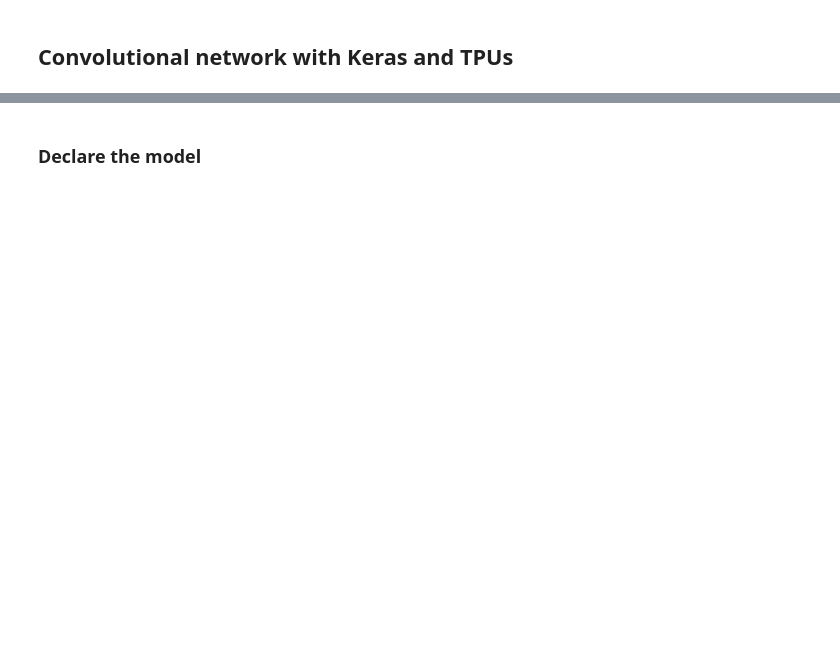
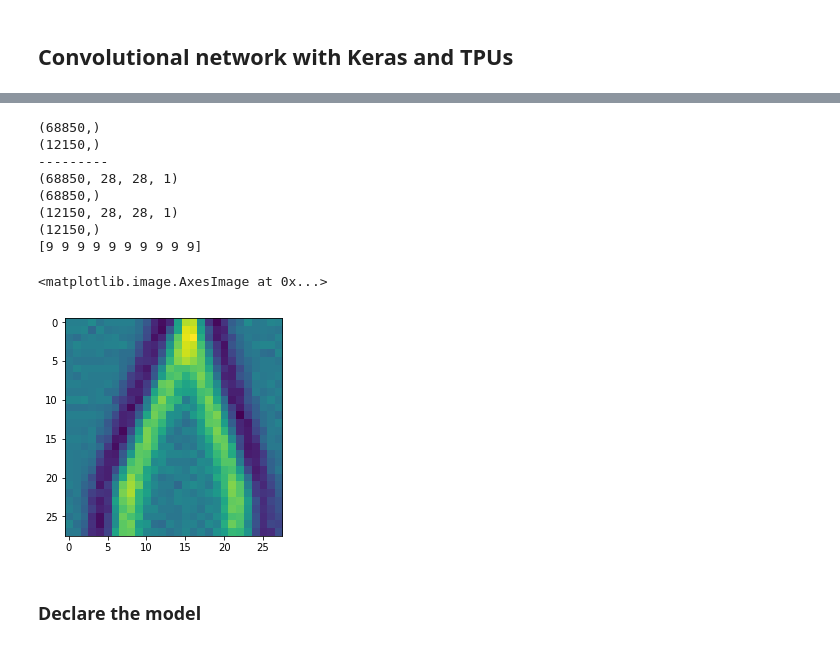
Before and after one commit to adifatol/BIQA, a Jupyter notebook: convNetwork.ipynb, the cells around one changed output, grey strips where cells are left out. Saved outputs shown, nothing was run; the diff lists cells and outputs as text; code cells hidden in the pictures; blank space fills up the shorter version.

```diff
--- a/convNetwork.ipynb
+++ b/convNetwork.ipynb
@@ -385,0 +370,17 @@ plt.plot(y_train[:100])
+# %%
+from sklearn.model_selection import train_test_split
+
+# Split the data
+x_train, x_valid, y_train, y_valid = train_test_split(np.array(filtered_02), np.array(all_scores), test_size=0.15, shuffle= False)
+
+print("\ntrain:")
+print(np.array(x_train).shape)
+print(np.array(y_train).shape)
+
+print("\nvalidation:")
+print(np.array(x_valid).shape)
+print(np.array(y_valid).shape)
+
+print("\nTotal:")
+print(np.array(all_patches).shape)
+print(np.array(all_scores).shape)
@@ -385,0 +399,39 @@ plt.plot(y_train[:100])
+# %%
+# y_train_oh = np.eye(10)[(y_train*L).astype(int)] # L - The Score Levels used in QAC
+# y_valid_oh = np.eye(10)[(y_valid*L).astype(int)] # L - The Score Levels used in QAC
+
+# y_train_oh = (y_train*L).astype(int)
+# y_valid_oh = (y_valid*L).astype(int)
+
+# y_train_oh = y_train
+# y_valid_oh = y_valid
+
+y_train_oh = (y_train*L).astype(int)
+y_valid_oh = (y_valid*L).astype(int)
+
+
+# plt.plot(y_train[:10])
+
+print(y_train_oh.shape)
+print(y_valid_oh.shape)
+print("---------")
+print(x_train.shape)
+print(y_train_oh.shape)
+print(x_valid.shape)
+print(y_valid_oh.shape)
+print(y_train_oh[:10])
+
+
+img = np.squeeze(x_train[972]) # 0, 324, 648, 972
+plt.imshow(img)
+# %% [output]
+(68850,)
+(12150,)
+---------
+(68850, 28, 28, 1)
+(68850,)
+(12150, 28, 28, 1)
+(12150,)
+[9 9 9 9 9 9 9 9 9 9]
+<matplotlib.image.AxesImage at 0x...>
+[figure, added]
```
Also changed, not shown: parts of 17 cells of this notebook.
